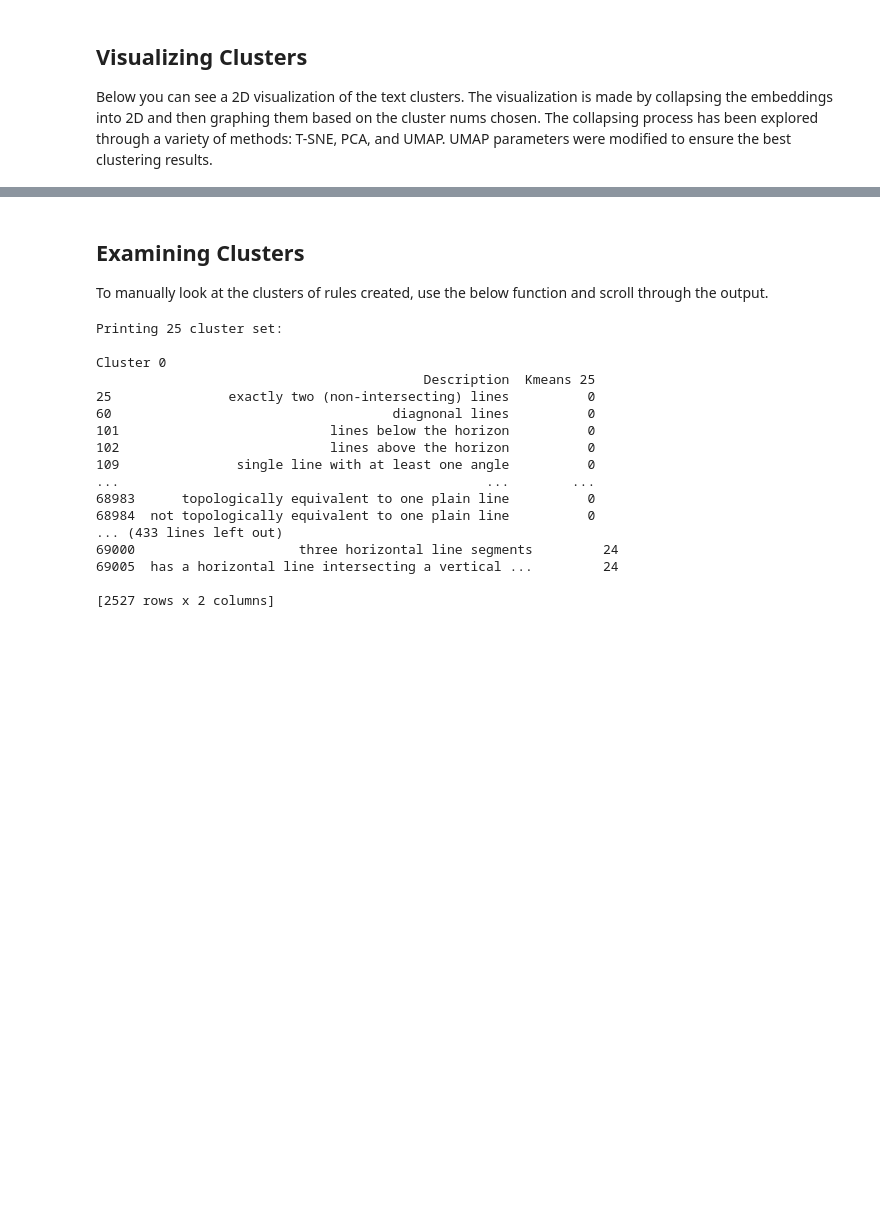
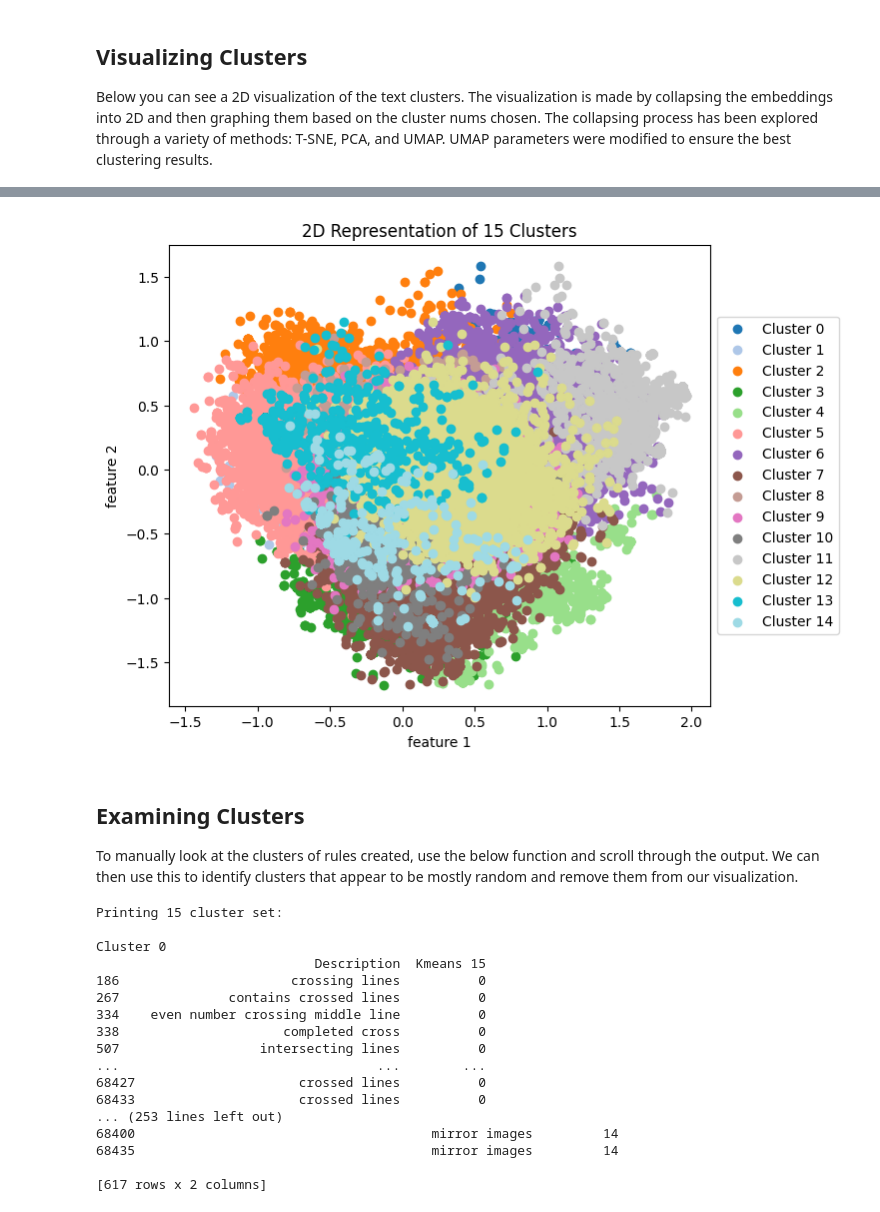
Before and after one commit to zstephe/zstephe.github.io, a Jupyter notebook: Glyph/visualization.ipynb, the cells around one changed output, grey strips where cells are left out. Saved outputs shown, nothing was run; the diff lists cells and outputs as text; code cells hidden in the pictures; blank space fills up the shorter version.

```diff
--- a/Glyph/visualization.ipynb
+++ b/Glyph/visualization.ipynb
@@ -99,26 +63,0 @@ scores_pca2 = pca2.transform(scores_pca)
-# %%
-# 2D visualization of clusters
-
-# import needed to choose colorscheme
-import matplotlib.cm as cm
-
-def visualize2D(embeddings2d,clusters,num,ignore=[]):
-    # number of clusters to test
-    clusterNum = num
-
-    # colors and title
-    colors = cm.tab20(np.linspace(0, 1, clusterNum))
-    plt.figure(figsize=(7,6))
-    plt.title("2D Cluster Representation")
-    # scatter each cluster with the appropriate color
-    for cluster in range(clusterNum):
-        if cluster not in ignore:
-            indexList = clusters.index[clusters['Kmeans '+str(clusterNum)] == cluster].tolist()
-            this = embeddings2d.iloc[indexList]
-            plt.scatter(this[0],this[1],color = colors[cluster],label="Cluster "+str(cluster))
-
-    # add legend, show graph, and save graph to file
-
-    plt.legend(loc='center left', bbox_to_anchor=(1, 0.5))
-    plt.savefig("../html_files/clusters.png",bbox_inches="tight")
-    plt.show()
@@ -136,25 +64,35 @@ visualize2D(newEmbeddings2D,df,15,ignore=[1,2,5,7,9,12])
+# %%
+# uses PCA to collapse down to 2D for visualization
+pca2d=PCA(n_components=2)
+pca2d.fit(plainEmbeddings)
+scores_pca2d = pca2d.transform(plainEmbeddings)
+newEmbeddings2D=pd.DataFrame(scores_pca2d)
+
+# visualizes the clusters
+visualize2D(newEmbeddings2D,df,15)
+# %% [output]
+[figure, added]
 # %% [markdown]
 <h2>Examining Clusters</h2>
-To manually look at the clusters of rules created, use the below function and scroll through the output.
+To manually look at the clusters of rules created, use the below function and scroll through the output. We can then use this to identify clusters that appear to be mostly random and remove them from our visualization.
 # %%
 # retrieve specific cluster data from a cluster number
-clusterNum = 25
-printClusterSet(clusterDf,clusterNum)
+printClusterSet(df,15)
 # %% [output]
-Printing 25 cluster set:
+Printing 15 cluster set:
 
 Cluster 0
-                                          Description  Kmeans 25
-25               exactly two (non-intersecting) lines          0
-60                                    diagnonal lines          0
-101                           lines below the horizon          0
-102                           lines above the horizon          0
-109               single line with at least one angle          0
-...                                               ...        ...
-68983      topologically equivalent to one plain line          0
-68984  not topologically equivalent to one plain line          0
-... (433 lines left out)
-69000                     three horizontal line segments         24
-69005  has a horizontal line intersecting a vertical ...         24
+                            Description  Kmeans 15
+186                      crossing lines          0
+267              contains crossed lines          0
+334    even number crossing middle line          0
+338                     completed cross          0
+507                  intersecting lines          0
+...                                 ...        ...
+68427                     crossed lines          0
+68433                     crossed lines          0
+... (253 lines left out)
+68400                                      mirror images         14
+68435                                      mirror images         14
 
-[2527 rows x 2 columns]
+[617 rows x 2 columns]
```
Also changed, not shown: parts of 9 cells of this notebook, 5 other files.
